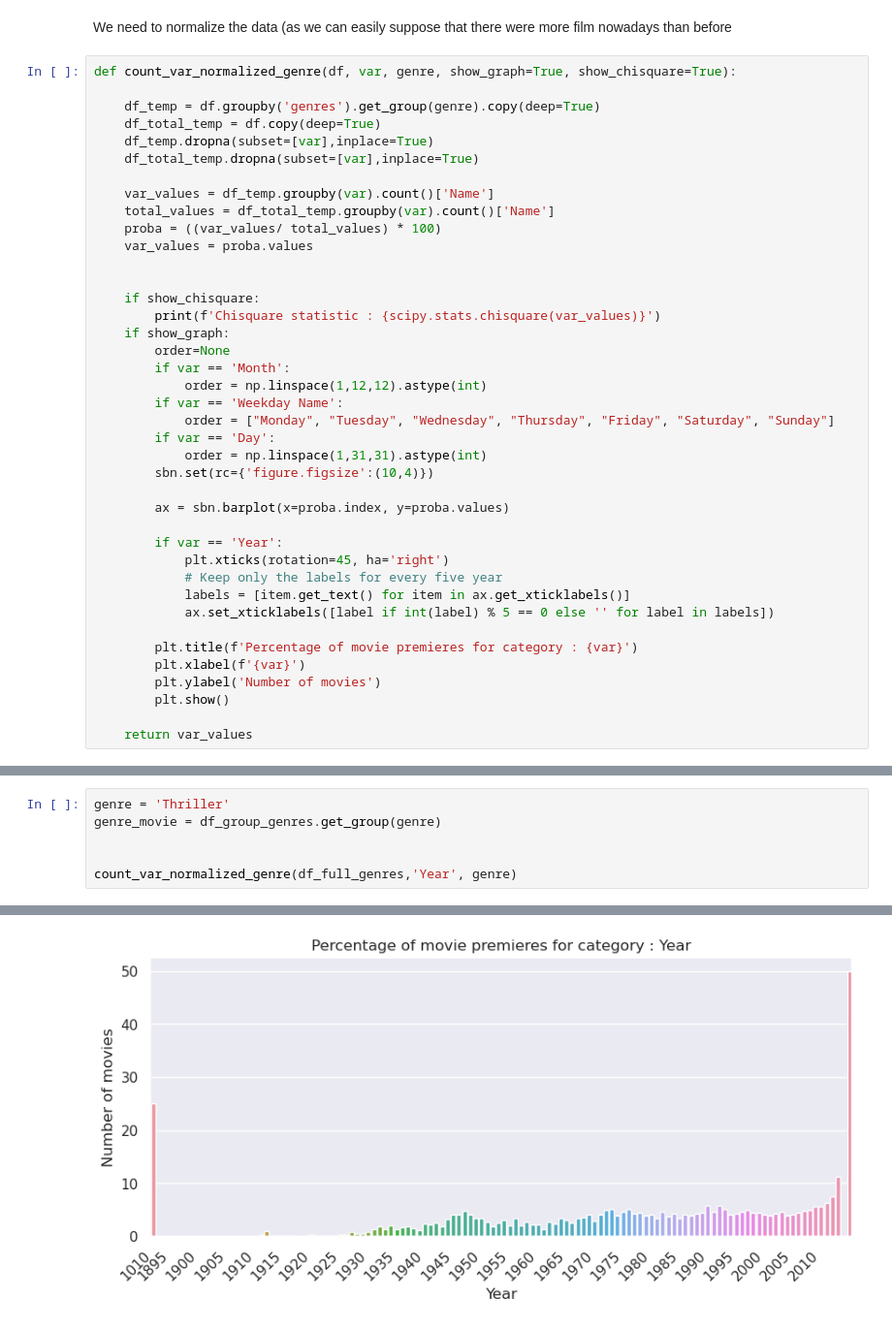
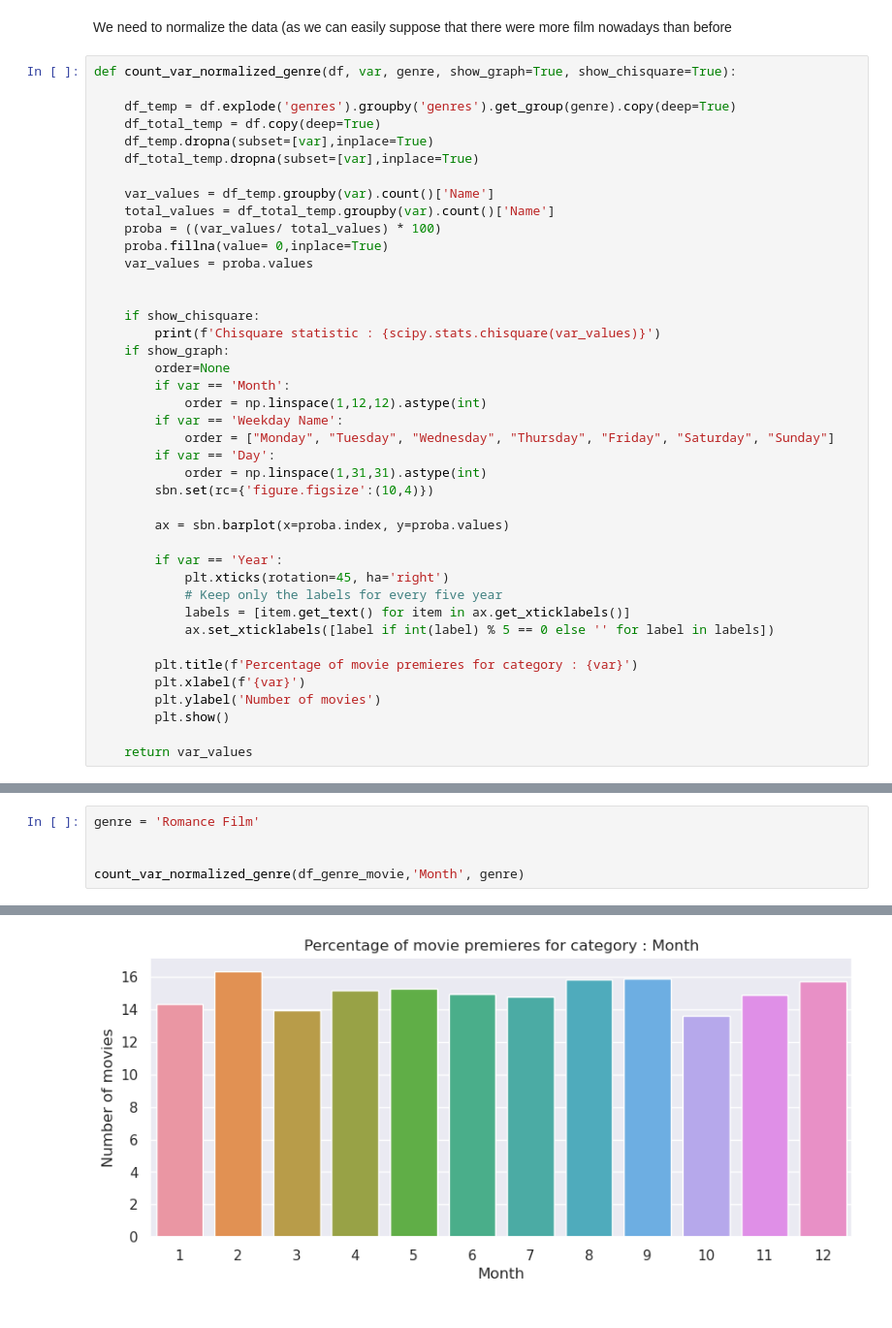
Before and after one commit to epfl-ada/ada-2023-project-deapdatadestroyers, a Jupyter notebook: data_movie_analysis.ipynb, the cells around one changed output, grey strips where cells are left out. Shown at 97% size. Drawn from its saved outputs; the diff is of its cells as text.

```diff
--- a/data_movie_analysis.ipynb
+++ b/data_movie_analysis.ipynb
@@ -346,7 +357,7 @@ We need to normalize the data (as we can easily suppose that there were more fil
 # %%
 def count_var_normalized_genre(df, var, genre, show_graph=True, show_chisquare=True):
 
-    df_temp = df.groupby('genres').get_group(genre).copy(deep=True)
+    df_temp = df.explode('genres').groupby('genres').get_group(genre).copy(deep=True)
     df_total_temp = df.copy(deep=True)
     df_temp.dropna(subset=[var],inplace=True)
     df_total_temp.dropna(subset=[var],inplace=True)
@@ -354,6 +365,7 @@ def count_var_normalized_genre(df, var, genre, show_graph=True, show_chisquare=T
     var_values = df_temp.groupby(var).count()['Name']
     total_values = df_total_temp.groupby(var).count()['Name']
     proba = ((var_values/ total_values) * 100)
+    proba.fillna(value= 0,inplace=True)
     var_values = proba.values
 
 
@@ -416,7 +398,6 @@ def show_release_count_per_year_for_DF_normalized(df, genre):
 # %%
-genre = 'Thriller'
-genre_movie = df_group_genres.get_group(genre)
+genre = 'Romance Film'
 
 
-count_var_normalized_genre(df_full_genres,'Year', genre)
+count_var_normalized_genre(df_genre_movie,'Month', genre)
 # %% [output]
@@ -424 +405 @@ Chisquare statistic : Power_divergenceResult(statistic=nan, pvalue=nan)
-[figure, old version]
+[figure, new version]
```
Also changed, not shown: parts of 4 cells of this notebook.
